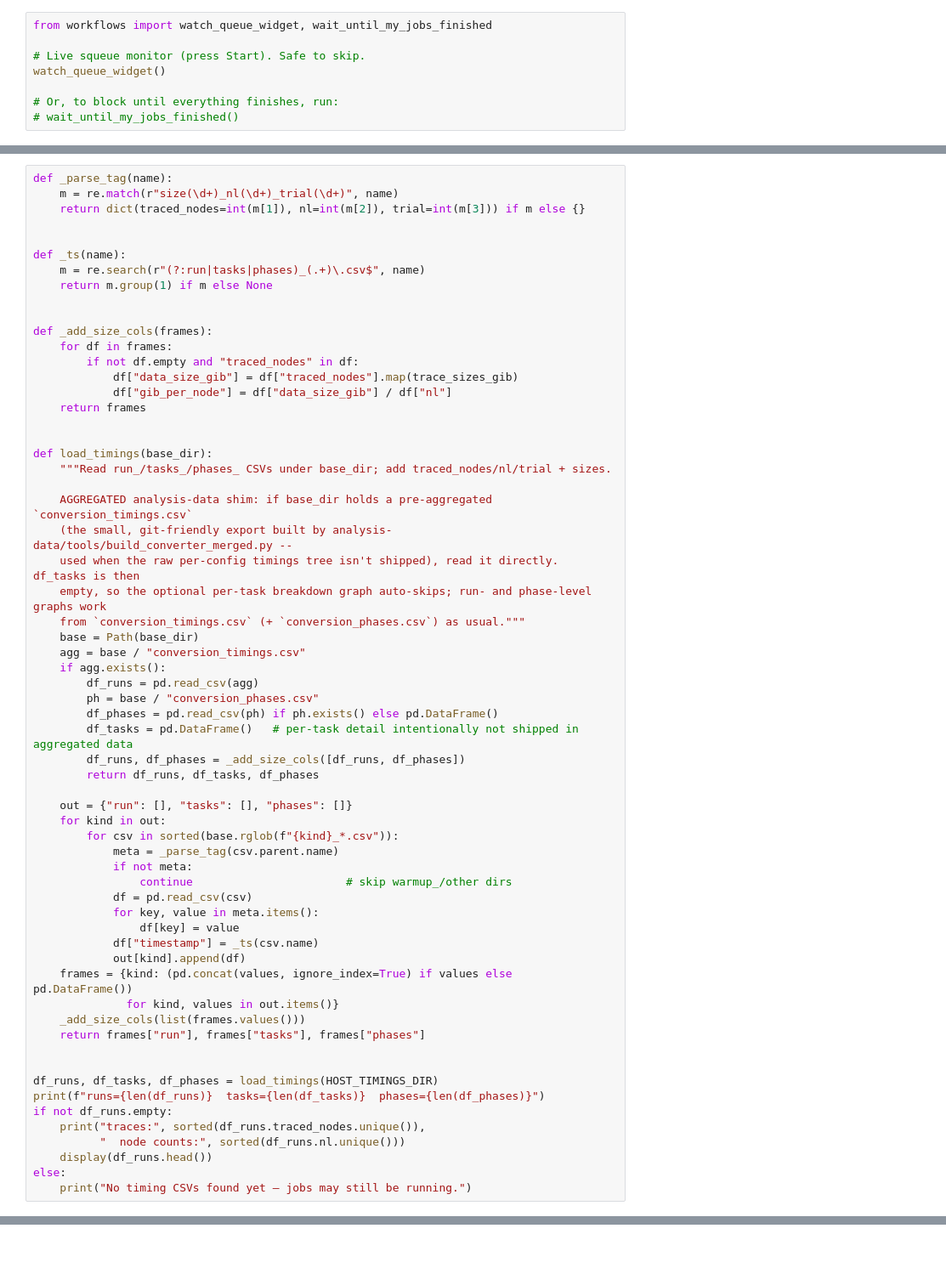
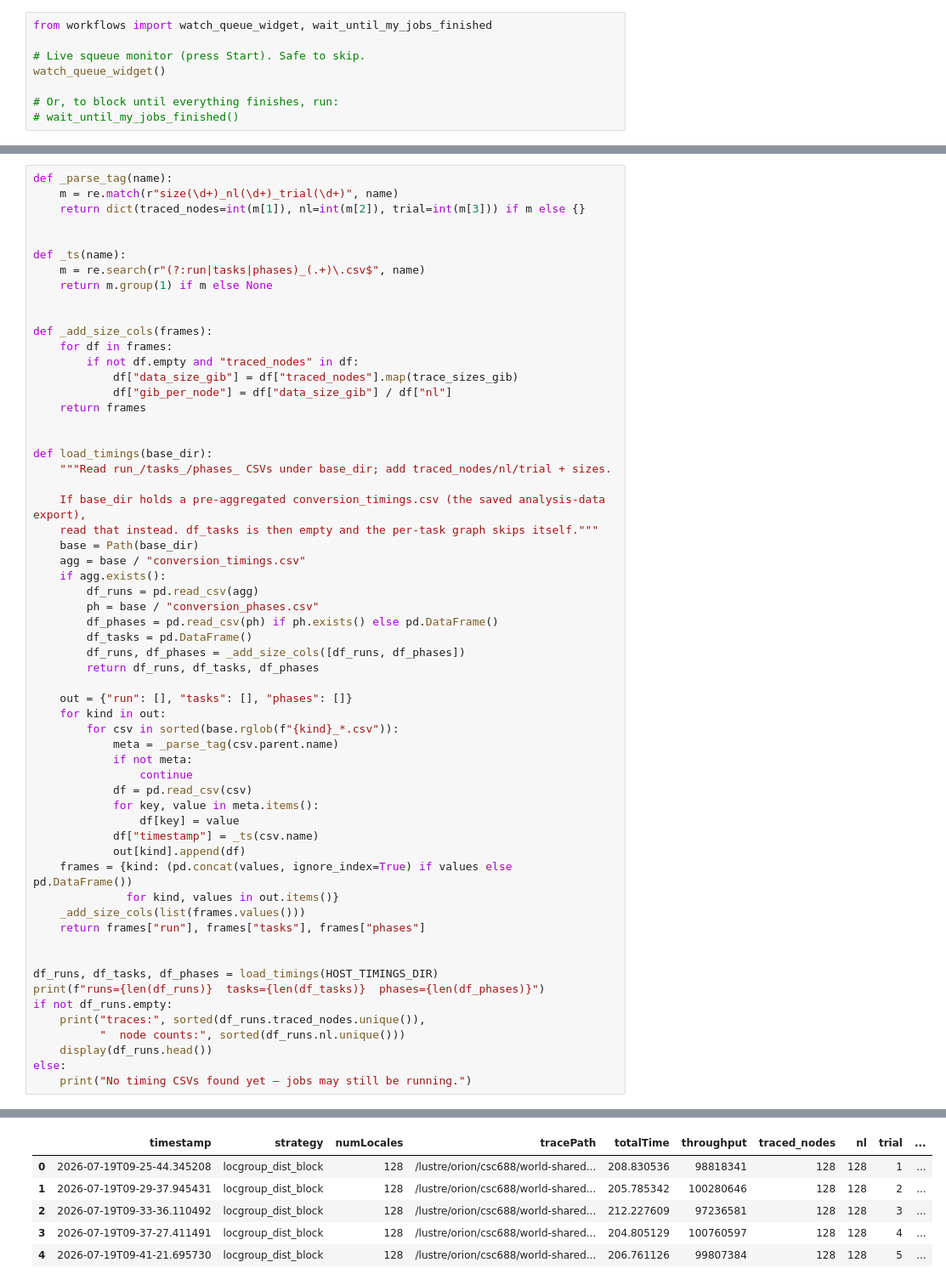
Before and after one commit to hpc-ai-adv-dev/fastotf2, a Jupyter notebook: workflows/scaling/converter-scaling-new.ipynb, the cells around one changed output, grey strips where cells are left out. Shown at 85% size. Drawn from its saved outputs; the diff is of its cells as text; blank space fills up the shorter version.

```diff
--- a/workflows/scaling/converter-scaling-new.ipynb
+++ b/workflows/scaling/converter-scaling-new.ipynb
@@ -1198,18 +1191,15 @@ def _add_size_cols(frames):
 def load_timings(base_dir):
     """Read run_/tasks_/phases_ CSVs under base_dir; add traced_nodes/nl/trial + sizes.
 
-    AGGREGATED analysis-data shim: if base_dir holds a pre-aggregated `conversion_timings.csv`
-    (the small, git-friendly export built by analysis-data/tools/build_converter_merged.py --
-    used when the raw per-config timings tree isn't shipped), read it directly. df_tasks is then
-    empty, so the optional per-task breakdown graph auto-skips; run- and phase-level graphs work
-    from `conversion_timings.csv` (+ `conversion_phases.csv`) as usual."""
+    If base_dir holds a pre-aggregated conversion_timings.csv (the saved analysis-data export),
+    read that instead. df_tasks is then empty and the per-task graph skips itself."""
     base = Path(base_dir)
     agg = base / "conversion_timings.csv"
     if agg.exists():
         df_runs = pd.read_csv(agg)
         ph = base / "conversion_phases.csv"
         df_phases = pd.read_csv(ph) if ph.exists() else pd.DataFrame()
-        df_tasks = pd.DataFrame()   # per-task detail intentionally not shipped in aggregated data
+        df_tasks = pd.DataFrame()
         df_runs, df_phases = _add_size_cols([df_runs, df_phases])
         return df_runs, df_tasks, df_phases
 
@@ -1218,7 +1208,7 @@ def load_timings(base_dir):
         for csv in sorted(base.rglob(f"{kind}_*.csv")):
             meta = _parse_tag(csv.parent.name)
             if not meta:
-                continue                       # skip warmup_/other dirs
+                continue
             df = pd.read_csv(csv)
             for key, value in meta.items():
                 df[key] = value
@@ -1238,3 +1228,4 @@ if not df_runs.empty:
     display(df_runs.head())
 else:
     print("No timing CSVs found yet — jobs may still be running.")
+# %% [output]
@@ -1240,0 +1234,6 @@ else:
+|  | timestamp | strategy | numLocales | tracePath | totalTime | throughput | traced_nodes | nl | trial | ... |
+| 0 | 2026-07-19T09-25-44.345208 | locgroup_dist_block | 128 | /lustre/orion/csc688/world-shared... | 208.830536 | 98818341 | 128 | 128 | 1 | ... |
+| 1 | 2026-07-19T09-29-37.945431 | locgroup_dist_block | 128 | /lustre/orion/csc688/world-shared... | 205.785342 | 100280646 | 128 | 128 | 2 | ... |
+| 2 | 2026-07-19T09-33-36.110492 | locgroup_dist_block | 128 | /lustre/orion/csc688/world-shared... | 212.227609 | 97236581 | 128 | 128 | 3 | ... |
+| 3 | 2026-07-19T09-37-27.411491 | locgroup_dist_block | 128 | /lustre/orion/csc688/world-shared... | 204.805129 | 100760597 | 128 | 128 | 4 | ... |
+| 4 | 2026-07-19T09-41-21.695730 | locgroup_dist_block | 128 | /lustre/orion/csc688/world-shared... | 206.761126 | 99807384 | 128 | 128 | 5 | ... |
```
Also changed, not shown: parts of 21 cells of this notebook, 9 other files.
